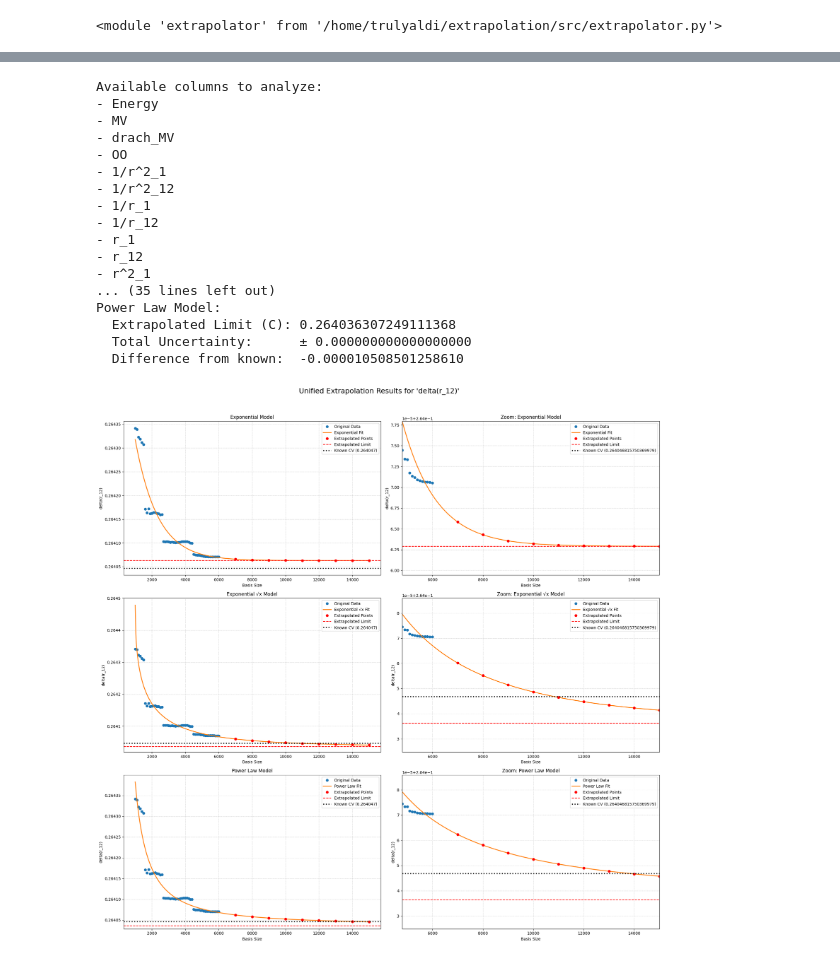
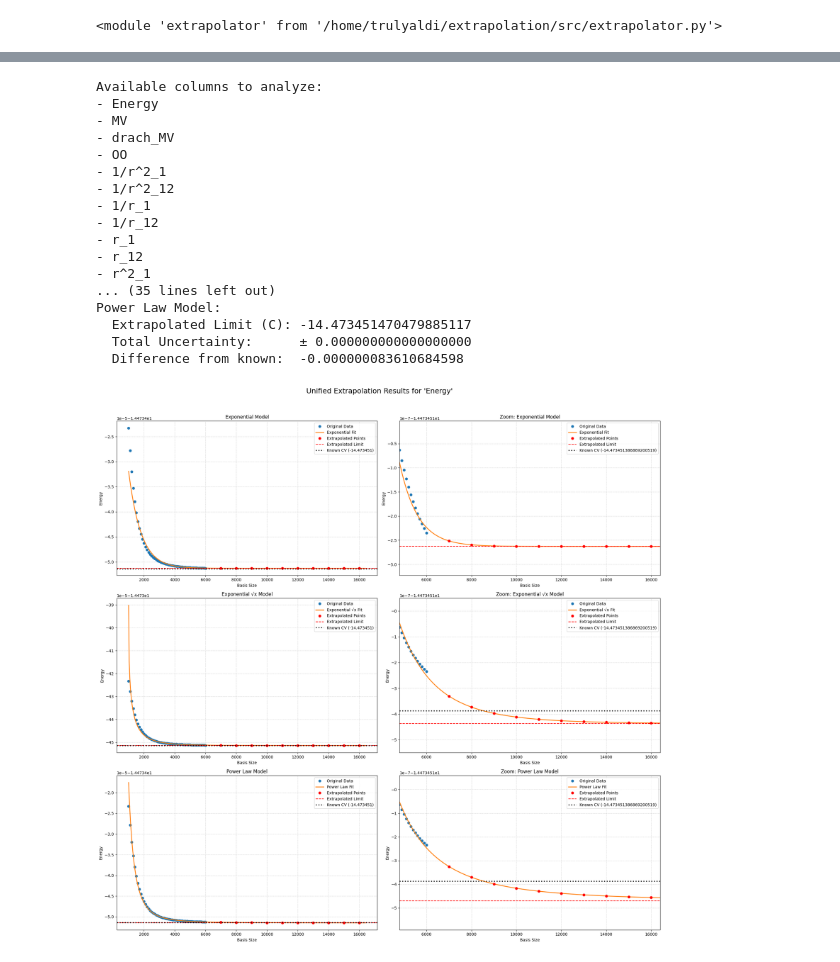
Before and after one commit to trulyaldi/extrapolation, a Jupyter notebook: src/test_inf_v3.ipynb, the cells around one changed output, grey strips where cells are left out. Drawn from its saved outputs; the diff is of its cells as text; code cells hidden in the pictures.

```diff
--- a/src/test_inf_v3.ipynb
+++ b/src/test_inf_v3.ipynb
@@ -152,21 +139,21 @@ be_3se_inf
 # %%
-extrapolator.unified_extrapolator(be_3se_init).fit()
+extrapolator.unified_extrapolator(be_1po_init).fit()
 # %% [output]
 Available columns to analyze:
 - Energy
 - MV
 - drach_MV
 - OO
 - 1/r^2_1
 - 1/r^2_12
 - 1/r_1
 - 1/r_12
 - r_1
 - r_12
 - r^2_1
 ... (35 lines left out)
 Power Law Model:
-  Extrapolated Limit (C): 0.264036307249111368
+  Extrapolated Limit (C): -14.473451470479885117
   Total Uncertainty:      ± 0.000000000000000000
-  Difference from known:  -0.000010508501258610
+  Difference from known:  -0.000000083610684598
-[figure, old version]
+[figure, new version]
```
Also changed, not shown: parts of 15 cells of this notebook, 1 other file.
